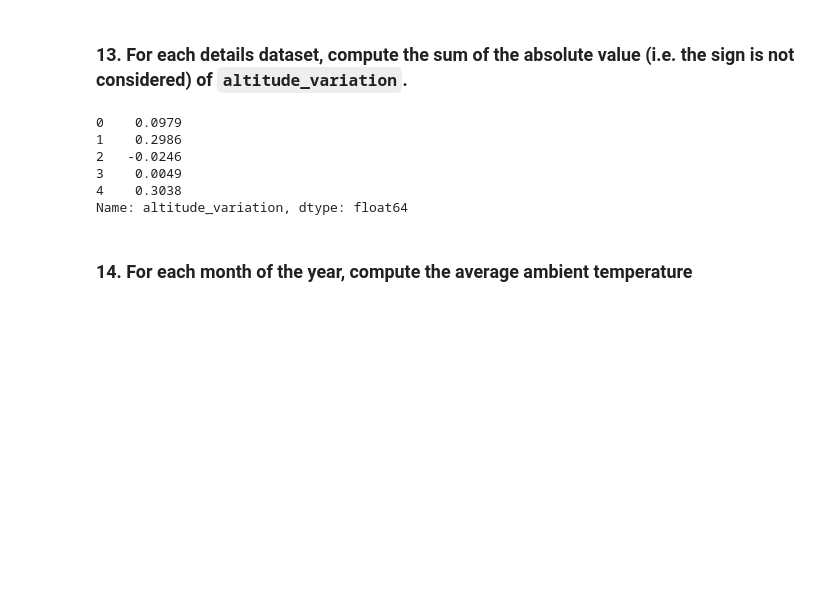
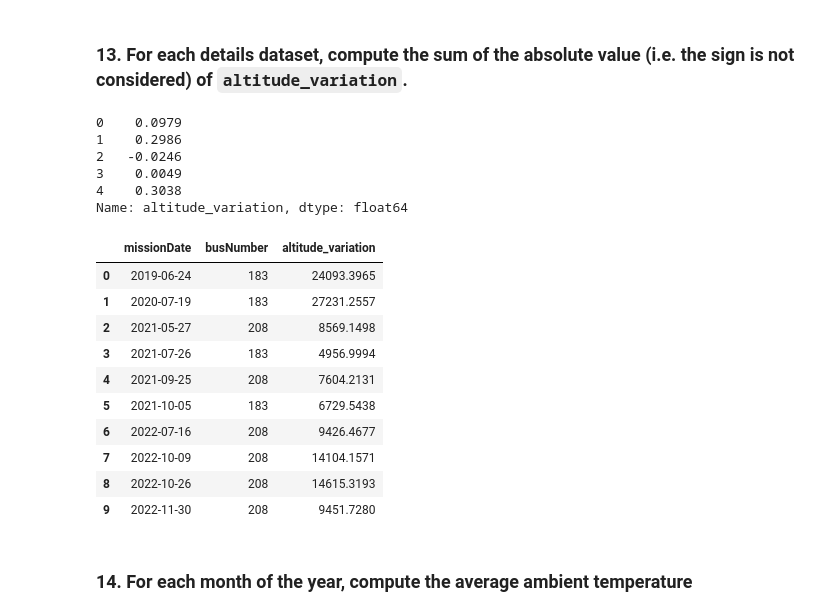
Before and after one commit to edo-lucio/fcs-2023, a Jupyter notebook: project-2023.ipynb, the cells around one changed output. Drawn from its saved outputs; the diff is of its cells as text; code cells hidden in the pictures; blank space fills up the shorter version.

```diff
--- a/project-2023.ipynb
+++ b/project-2023.ipynb
@@ -328,6 +328,21 @@ Name: altitude_variation, dtype: float64
 # %%
 def calc_sum_abs_variation(df):
     return df.groupby(["missionDate", "busNumber"])["altitude_variation"].apply(lambda x: x.abs().sum()).reset_index()
+# %%
+abs_variation = calc_sum_abs_variation(details)
+abs_variation
+# %% [output]
+|  | missionDate | busNumber | altitude_variation |
+| 0 | 2019-06-24 | 183 | 24093.3965 |
+| 1 | 2020-07-19 | 183 | 27231.2557 |
+| 2 | 2021-05-27 | 208 | 8569.1498 |
+| 3 | 2021-07-26 | 183 | 4956.9994 |
+| 4 | 2021-09-25 | 208 | 7604.2131 |
+| 5 | 2021-10-05 | 183 | 6729.5438 |
+| 6 | 2022-07-16 | 208 | 9426.4677 |
+| 7 | 2022-10-09 | 208 | 14104.1571 |
+| 8 | 2022-10-26 | 208 | 14615.3193 |
+| 9 | 2022-11-30 | 208 | 9451.7280 |
 # %% [markdown]
 ### 14.  For each month of the year, compute the average ambient temperature
 # %%
```
